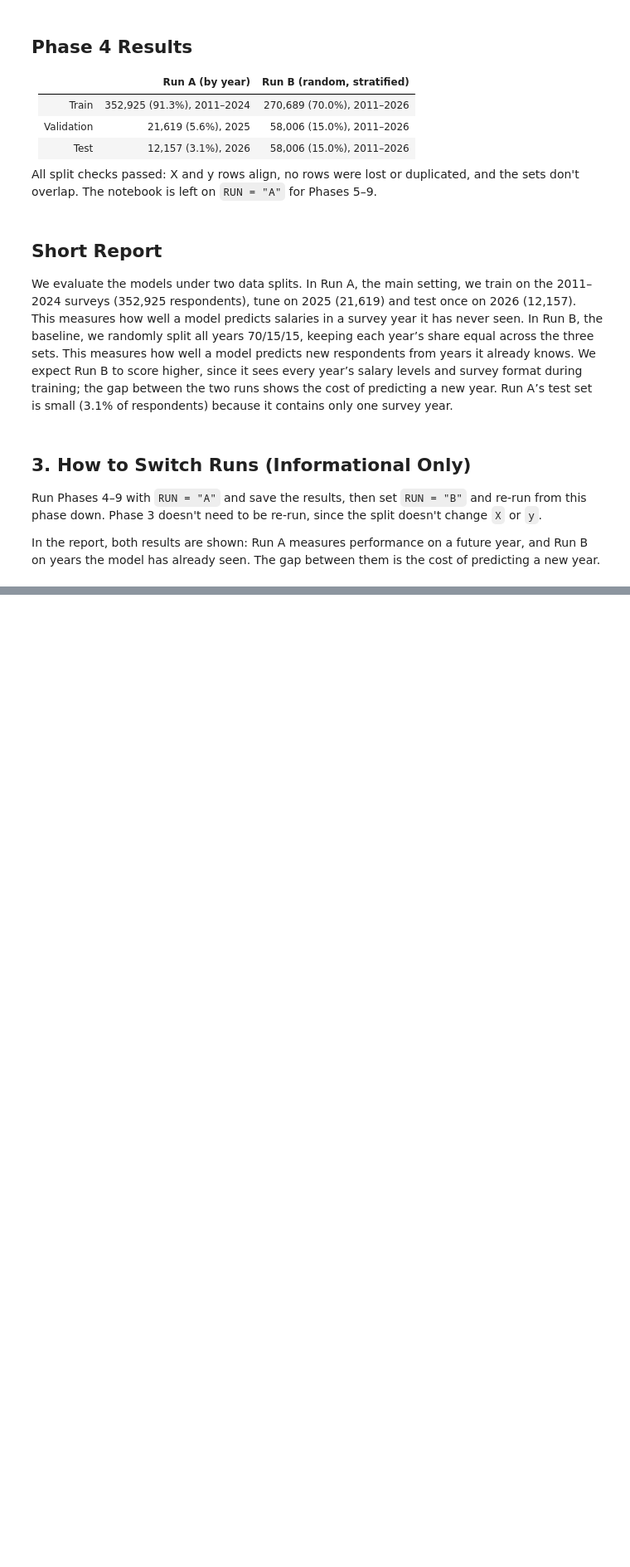
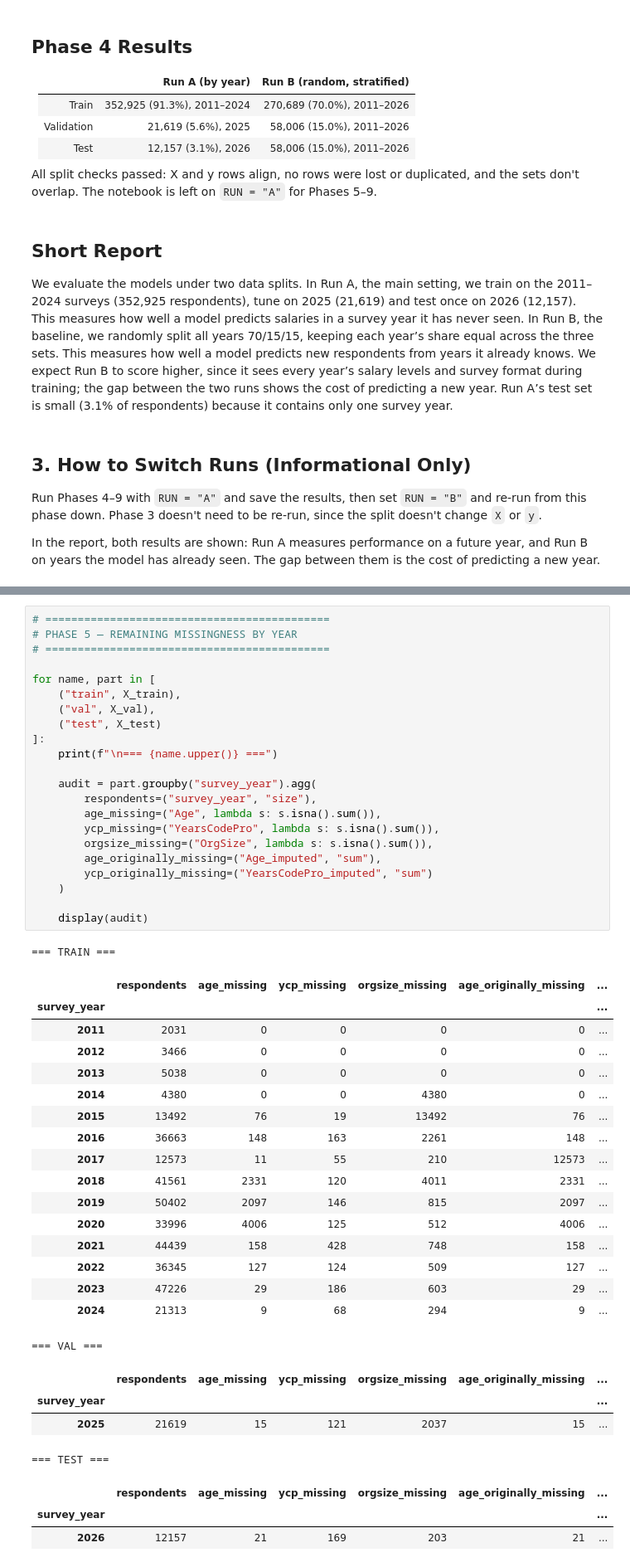
Before and after one commit to hsdeveloper6/dev-salary-intelligence, a Jupyter notebook: CURRENTmodeling.ipynb, the cells around one changed output, grey strips where cells are left out. Shown at 83% size. Cells and saved outputs as stored; diff of their text form; blank space fills up the shorter version.

Commit message:
feat: complete Phase 5–6 imputation, feature engineering, and preprocessing

```diff
--- a/CURRENTmodeling.ipynb
+++ b/CURRENTmodeling.ipynb
@@ -500,0 +889,48 @@ In the report, both results are shown: Run A measures performance on a future ye
+# %%
+# ============================================
+# PHASE 5 — REMAINING MISSINGNESS BY YEAR
+# ============================================
+
+for name, part in [
+    ("train", X_train),
+    ("val", X_val),
+    ("test", X_test)
+]:
+    print(f"\n=== {name.upper()} ===")
+
+    audit = part.groupby("survey_year").agg(
+        respondents=("survey_year", "size"),
+        age_missing=("Age", lambda s: s.isna().sum()),
+        ycp_missing=("YearsCodePro", lambda s: s.isna().sum()),
+        orgsize_missing=("OrgSize", lambda s: s.isna().sum()),
+        age_originally_missing=("Age_imputed", "sum"),
+        ycp_originally_missing=("YearsCodePro_imputed", "sum")
+    )
+
+    display(audit)
+# %% [output]
+=== TRAIN ===
+|  | respondents | age_missing | ycp_missing | orgsize_missing | age_originally_missing | ... |
+| survey_year |  |  |  |  |  | ... |
+| 2011 | 2031 | 0 | 0 | 0 | 0 | ... |
+| 2012 | 3466 | 0 | 0 | 0 | 0 | ... |
+| 2013 | 5038 | 0 | 0 | 0 | 0 | ... |
+| 2014 | 4380 | 0 | 0 | 4380 | 0 | ... |
+| 2015 | 13492 | 76 | 19 | 13492 | 76 | ... |
+| 2016 | 36663 | 148 | 163 | 2261 | 148 | ... |
+| 2017 | 12573 | 11 | 55 | 210 | 12573 | ... |
+| 2018 | 41561 | 2331 | 120 | 4011 | 2331 | ... |
+| 2019 | 50402 | 2097 | 146 | 815 | 2097 | ... |
+| 2020 | 33996 | 4006 | 125 | 512 | 4006 | ... |
+| 2021 | 44439 | 158 | 428 | 748 | 158 | ... |
+| 2022 | 36345 | 127 | 124 | 509 | 127 | ... |
+| 2023 | 47226 | 29 | 186 | 603 | 29 | ... |
+| 2024 | 21313 | 9 | 68 | 294 | 9 | ... |
+=== VAL ===
+|  | respondents | age_missing | ycp_missing | orgsize_missing | age_originally_missing | ... |
+| survey_year |  |  |  |  |  | ... |
+| 2025 | 21619 | 15 | 121 | 2037 | 15 | ... |
+=== TEST ===
+|  | respondents | age_missing | ycp_missing | orgsize_missing | age_originally_missing | ... |
+| survey_year |  |  |  |  |  | ... |
+| 2026 | 12157 | 21 | 169 | 203 | 21 | ... |
```
Also changed, not shown: parts of 31 cells of this notebook.
